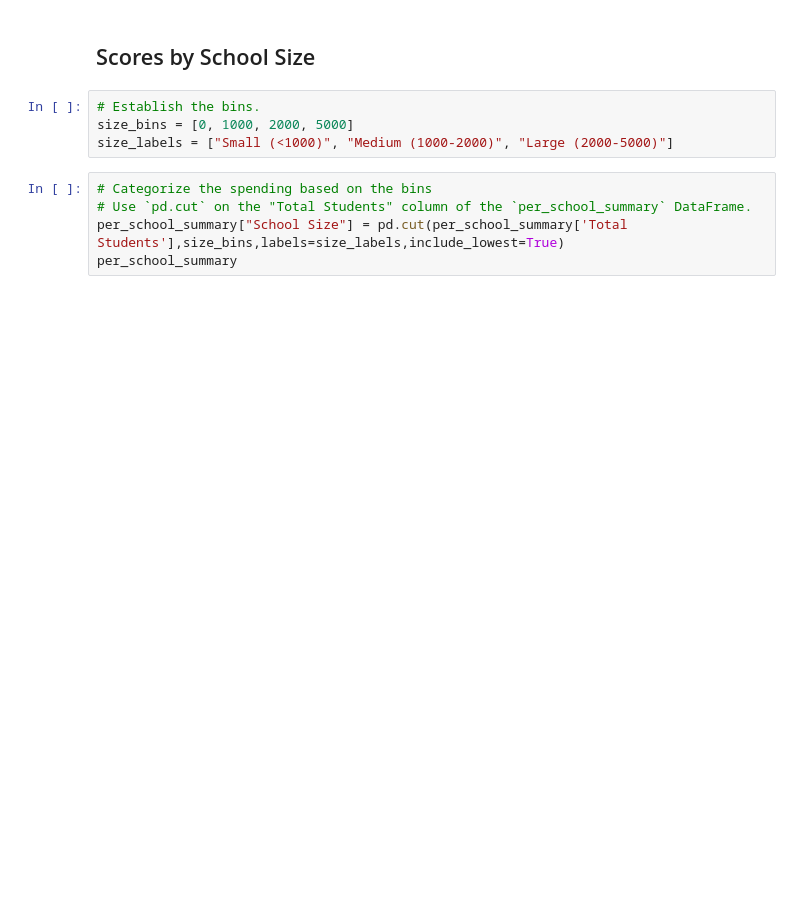
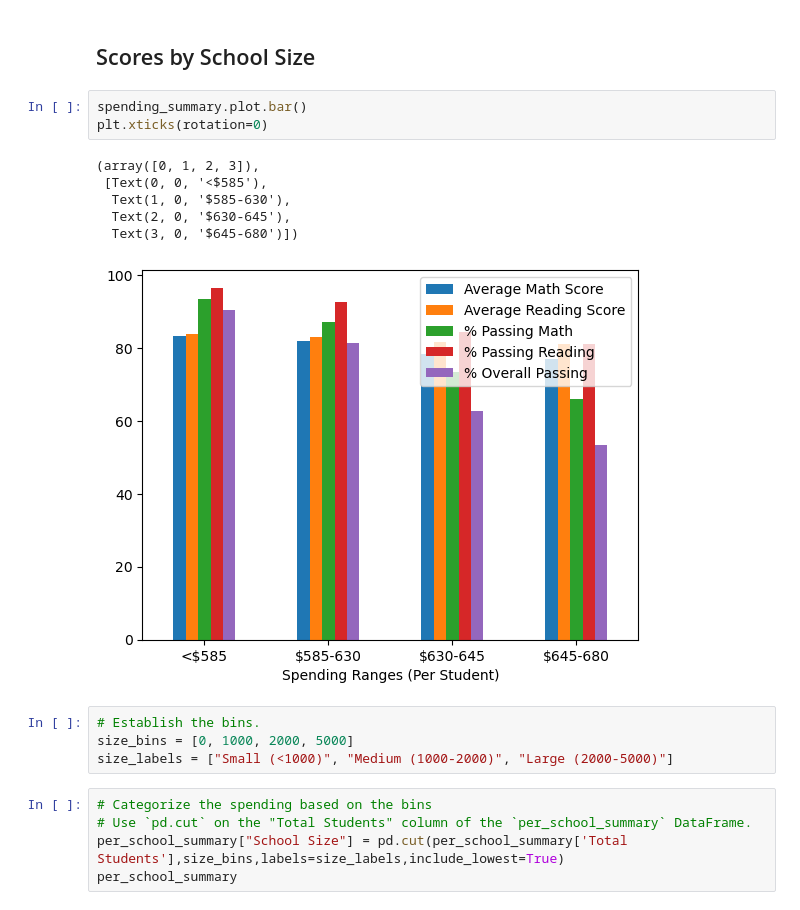
Before and after one commit to ethanwright96/pandas-challenge, a Jupyter notebook: PyCitySchools/main.ipynb, the cells around one changed output. Cells and saved outputs as stored; diff of their text form; blank space fills up the shorter version.

```diff
--- a/PyCitySchools/main.ipynb
+++ b/PyCitySchools/main.ipynb
@@ -498,6 +490,16 @@ spending_summary
 | $645-680 | 77.00 | 81.03 | 66.16 | 81.13 | ... |
 # %% [markdown]
 ## Scores by School Size
+# %%
+spending_summary.plot.bar()
+plt.xticks(rotation=0)
+# %% [output]
+(array([0, 1, 2, 3]),
+ [Text(0, 0, '<$585'),
+  Text(1, 0, '$585-630'),
+  Text(2, 0, '$630-645'),
+  Text(3, 0, '$645-680')])
+[figure, added]
 # %%
 # Establish the bins.
 size_bins = [0, 1000, 2000, 5000]
```
Also changed, not shown: parts of 6 cells of this notebook, 1 other file.
